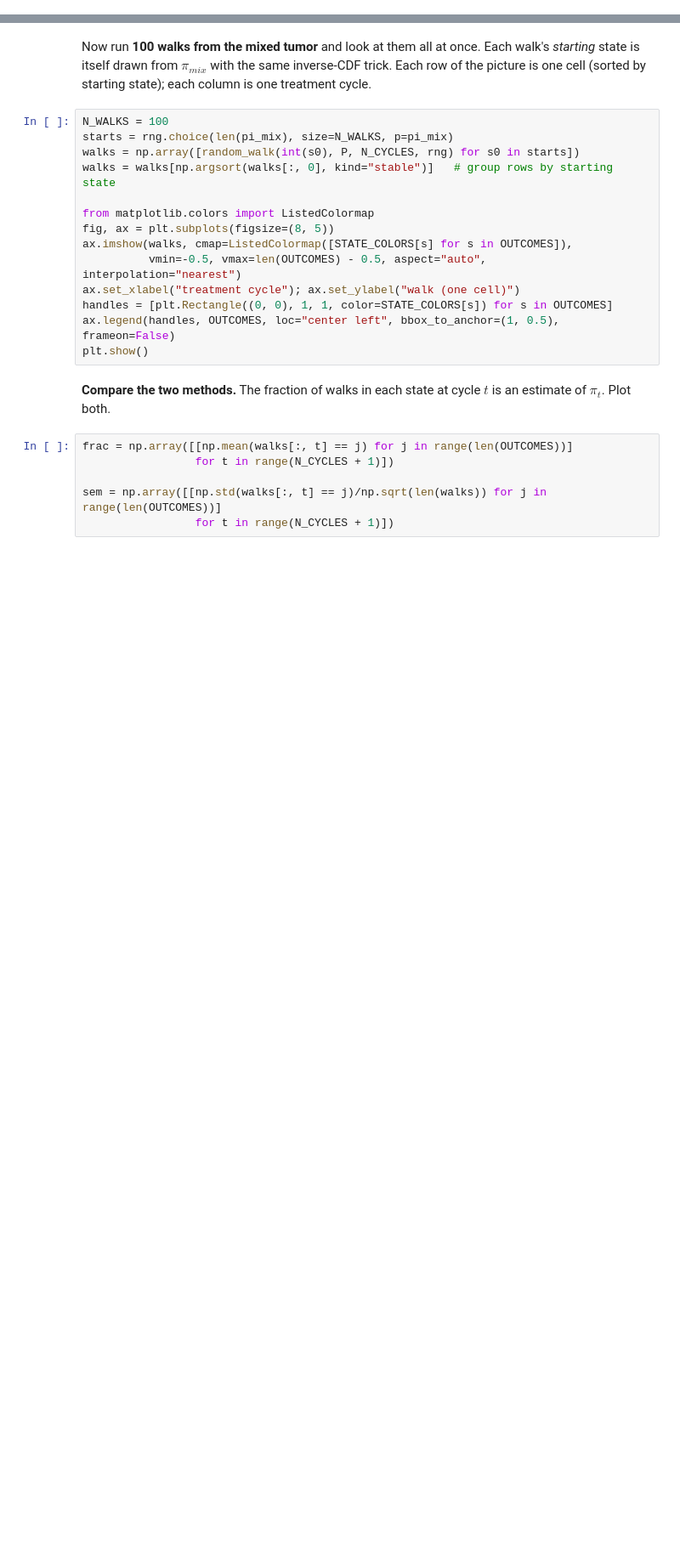
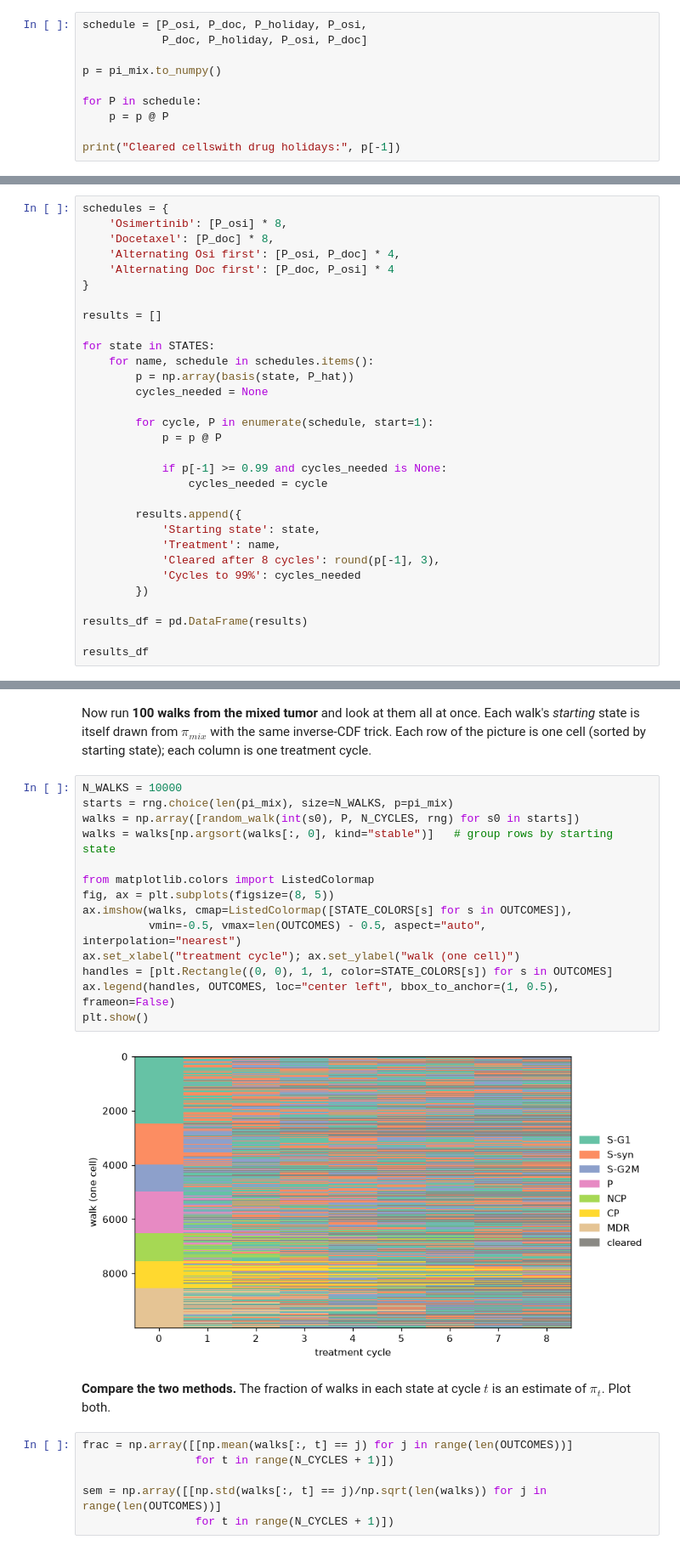
Before and after one commit to Caleb-C123/uu_markov, a Jupyter notebook: lab_2/Lab09_markov_chain_cells.ipynb, the cells around one changed output, grey strips where cells are left out. Shown at 85% size. Saved outputs shown, nothing was run; the diff lists cells and outputs as text; blank space fills up the shorter version.

```diff
--- a/lab_2/Lab09_markov_chain_cells.ipynb
+++ b/lab_2/Lab09_markov_chain_cells.ipynb
@@ -326,0 +422,10 @@ We can answer a LOT of questions about what treatment strategy is best, just bas
+# %%
+schedule = [P_osi, P_doc, P_holiday, P_osi,
+            P_doc, P_holiday, P_osi, P_doc]
+
+p = pi_mix.to_numpy()
+
+for P in schedule:
+    p = p @ P
+
+print("Cleared cellswith drug holidays:", p[-1])
@@ -326,0 +434,31 @@ We can answer a LOT of questions about what treatment strategy is best, just bas
+# %%
+schedules = {
+    'Osimertinib': [P_osi] * 8,
+    'Docetaxel': [P_doc] * 8,
+    'Alternating Osi first': [P_osi, P_doc] * 4,
+    'Alternating Doc first': [P_doc, P_osi] * 4
+}
+
+results = []
+
+for state in STATES:
+    for name, schedule in schedules.items():
+        p = np.array(basis(state, P_hat))
+        cycles_needed = None
+
+        for cycle, P in enumerate(schedule, start=1):
+            p = p @ P
+
+            if p[-1] >= 0.99 and cycles_needed is None:
+                cycles_needed = cycle
+
+        results.append({
+            'Starting state': state,
+            'Treatment': name,
+            'Cleared after 8 cycles': round(p[-1], 3),
+            'Cycles to 99%': cycles_needed
+        })
+
+results_df = pd.DataFrame(results)
+
+results_df
@@ -366,19 +532,21 @@ Each walk's *starting* state is itself drawn from $\pi_{mix}$ with the same
 inverse-CDF trick. Each row of the picture is one cell (sorted by starting
 state); each column is one treatment cycle.
 # %%
-N_WALKS = 100
+N_WALKS = 10000
 starts = rng.choice(len(pi_mix), size=N_WALKS, p=pi_mix)
 walks = np.array([random_walk(int(s0), P, N_CYCLES, rng) for s0 in starts])
 walks = walks[np.argsort(walks[:, 0], kind="stable")]   # group rows by starting state
 
 from matplotlib.colors import ListedColormap
 fig, ax = plt.subplots(figsize=(8, 5))
 ax.imshow(walks, cmap=ListedColormap([STATE_COLORS[s] for s in OUTCOMES]),
           vmin=-0.5, vmax=len(OUTCOMES) - 0.5, aspect="auto", interpolation="nearest")
 ax.set_xlabel("treatment cycle"); ax.set_ylabel("walk (one cell)")
 handles = [plt.Rectangle((0, 0), 1, 1, color=STATE_COLORS[s]) for s in OUTCOMES]
 ax.legend(handles, OUTCOMES, loc="center left", bbox_to_anchor=(1, 0.5), frameon=False)
 plt.show()
+# %% [output]
+[figure, added]
 # %% [markdown]
 **Compare the two methods.** The fraction of walks in each state at cycle $t$
 is an estimate of $\pi_t$. Plot both.
```
Also changed, not shown: parts of 28 cells of this notebook.
